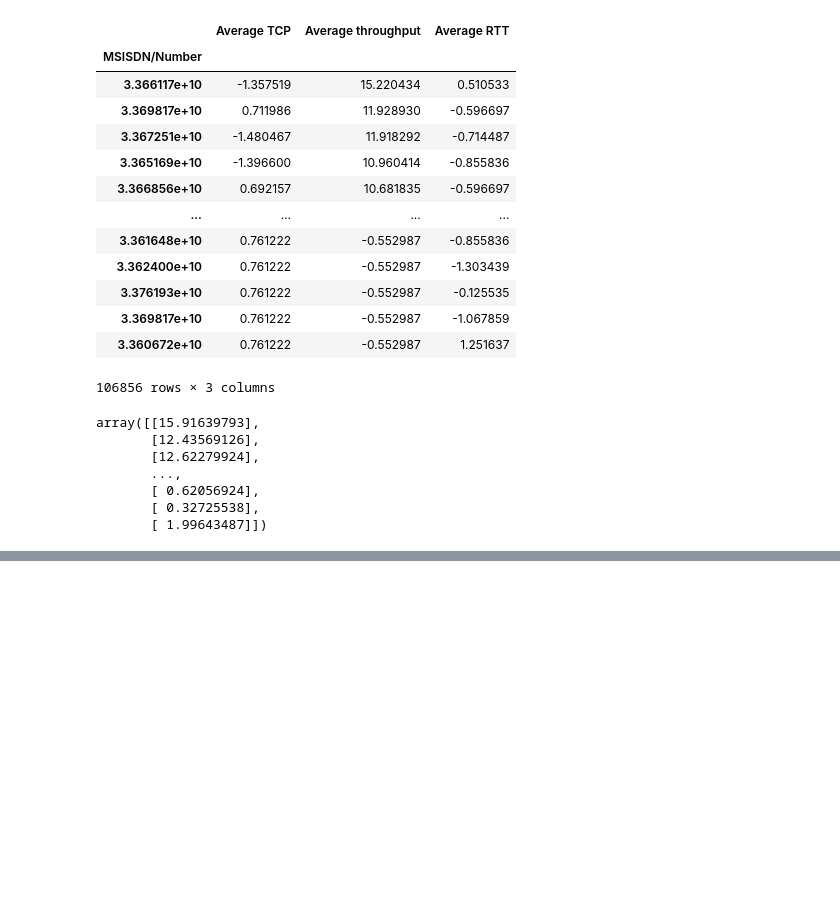
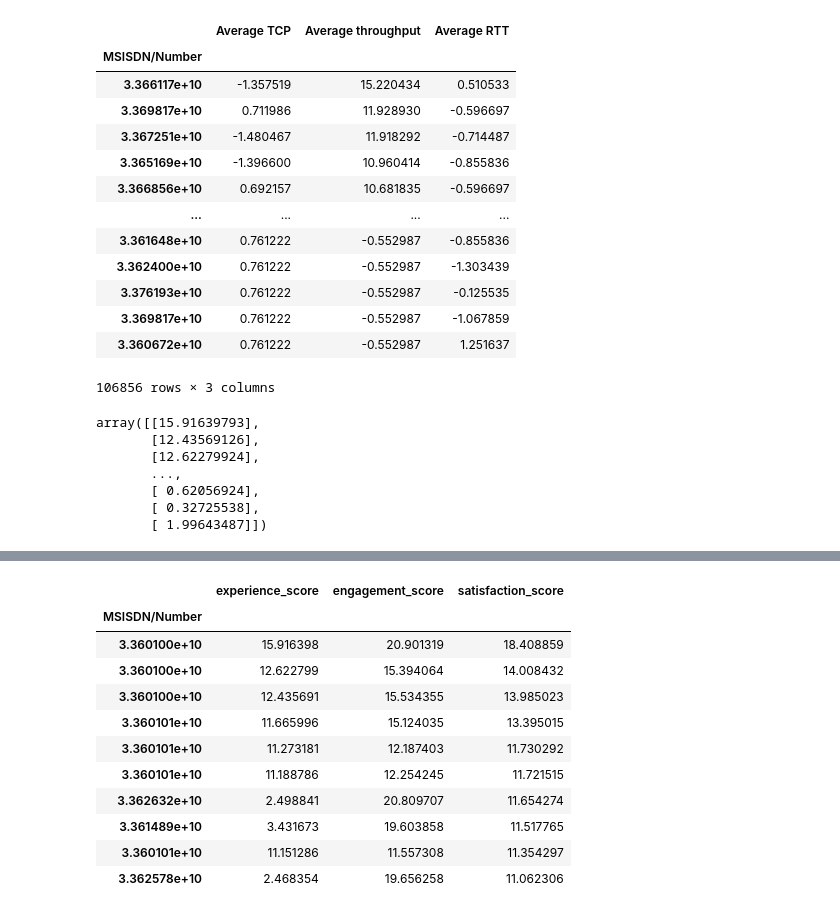
Before and after one commit to nahomHmichael/Telecom-User-Analytics, a Jupyter notebook: notebooks/satisfaction_analytics.ipynb, the cells around one changed output, grey strips where cells are left out. Saved outputs shown, nothing was run; the diff lists cells and outputs as text; code cells hidden in the pictures; blank space fills up the shorter version.

```diff
--- a/notebooks/satisfaction_analytics.ipynb
+++ b/notebooks/satisfaction_analytics.ipynb
@@ -104,0 +178,17 @@ experience_score[:2]
+# %%
+top10_satisfied_customers = df.sort_values(by='satisfaction_score', ascending=False).iloc[:10,:]
+top10_satisfied_customers.to_csv('../data/top_10_satisfied_customers.csv')
+top10_satisfied_customers
+# %% [output]
+|  | experience_score | engagement_score | satisfaction_score |
+| MSISDN/Number |  |  |  |
+| 3.360100e+10 | 15.916398 | 20.901319 | 18.408859 |
+| 3.360100e+10 | 12.622799 | 15.394064 | 14.008432 |
+| 3.360100e+10 | 12.435691 | 15.534355 | 13.985023 |
+| 3.360101e+10 | 11.665996 | 15.124035 | 13.395015 |
+| 3.360101e+10 | 11.273181 | 12.187403 | 11.730292 |
+| 3.360101e+10 | 11.188786 | 12.254245 | 11.721515 |
+| 3.362632e+10 | 2.498841 | 20.809707 | 11.654274 |
+| 3.361489e+10 | 3.431673 | 19.603858 | 11.517765 |
+| 3.360101e+10 | 11.151286 | 11.557308 | 11.354297 |
+| 3.362578e+10 | 2.468354 | 19.656258 | 11.062306 |
```
Also changed, not shown: parts of 15 cells of this notebook, 1 other file.
